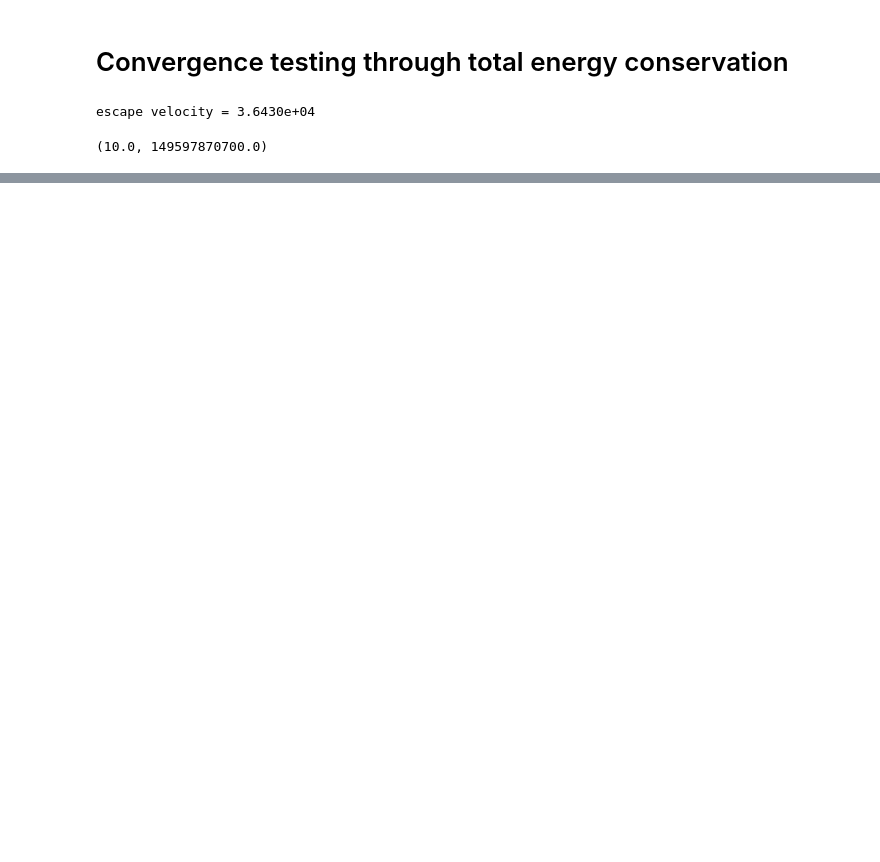
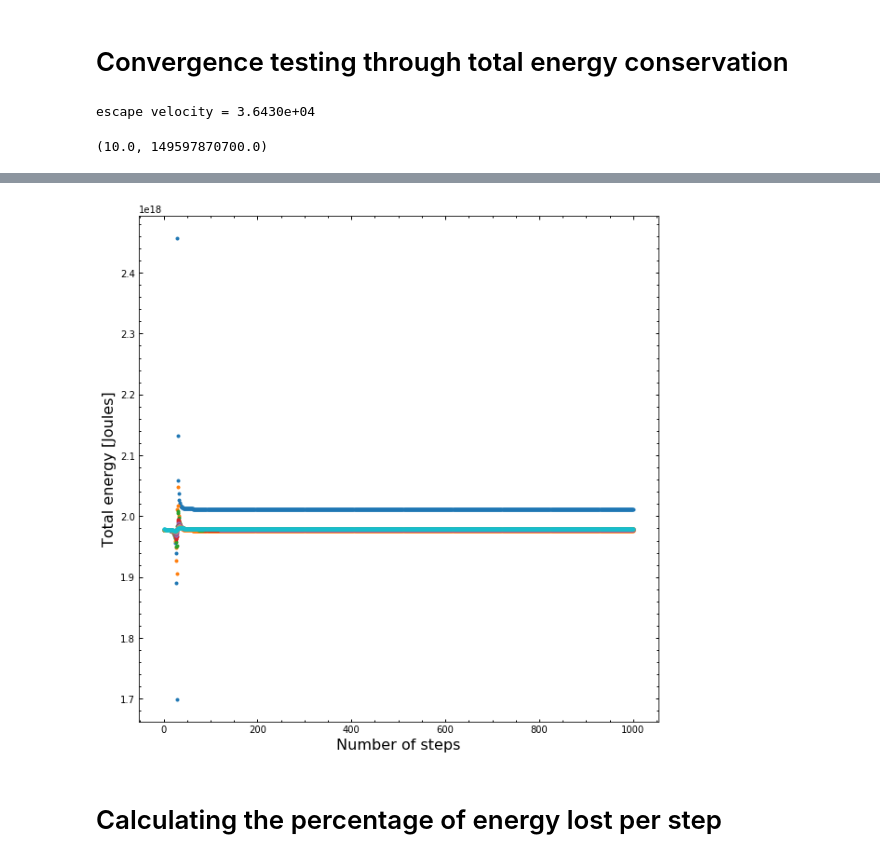
Before and after one commit to ETV337/REU_NU_2020_Project, a Jupyter notebook: DF_sim_v3.ipynb, the cells around one changed output, grey strips where cells are left out. Drawn from its saved outputs; the diff is of its cells as text; code cells hidden in the pictures; blank space fills up the shorter version.

```diff
--- a/DF_sim_v3.ipynb
+++ b/DF_sim_v3.ipynb
@@ -280,0 +330,20 @@ array([[3.97832925e+56, 3.97994655e+56, 3.98168363e+56, 3.98355433e+56,
+# %%
+fig, ax = plt.subplots(figsize=[10,10])
+y_axis=np.linspace(0,1000,1000)
+for i in range(Particles):
+    ax.scatter(y_axis,TotalE(Xpos,Ypos,Xvel,Yvel)[i],s=9)
+    ax.set_xlabel('Number of steps',fontsize=16)
+    ax.set_ylabel('Total energy [Joules]', fontsize=16)
+    ax.tick_params(which='both', direction='in',width=1)
+    ax.yaxis.set_minor_locator(AutoMinorLocator())
+    ax.xaxis.set_minor_locator(AutoMinorLocator())
+    ax.yaxis.set_ticks_position('both')
+    ax.xaxis.set_ticks_position('both')
+
+#All particles seem to start at a lower total energy. Then as the positions of the
+#particles change the energy peaks at a certain value within the first 25-50 steps
+#(those values are listed below) & then the total energy slowly decreases from then on.
+# %% [output]
+[figure, added]
+# %% [markdown]
+# Calculating the percentage of energy lost per step
```
Also changed, not shown: parts of 22 cells of this notebook.
